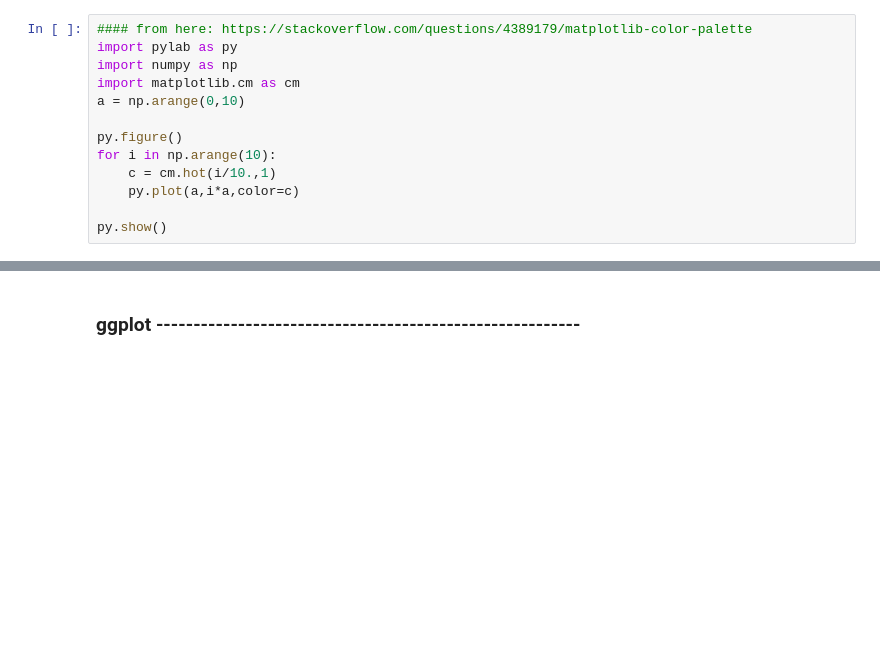
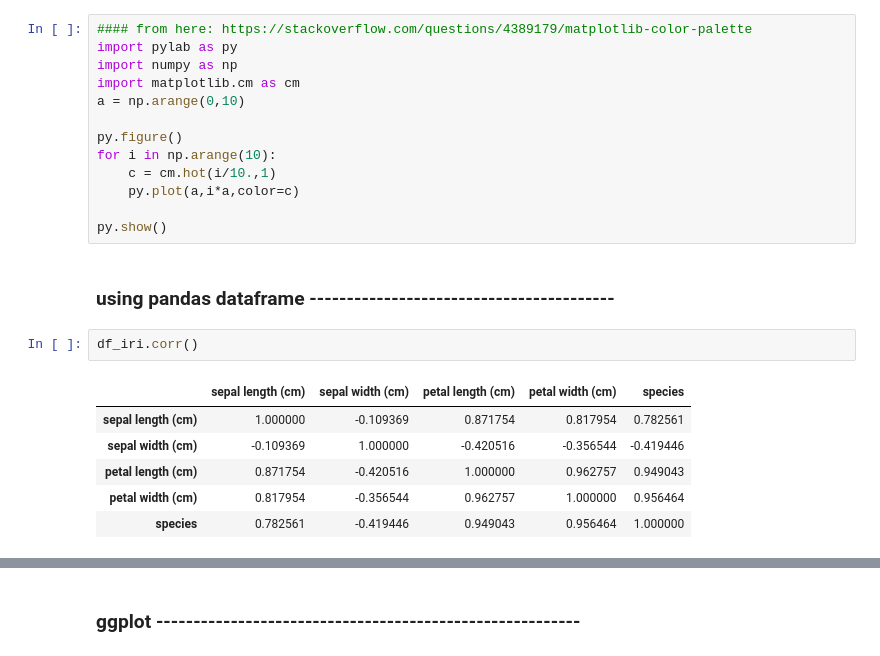
Before and after one commit to blindseth/dadata, a Jupyter notebook: graphing.ipynb, the cells around one changed output, grey strips where cells are left out. Cells and saved outputs as stored; diff of their text form; blank space fills up the shorter version.

```diff
--- a/graphing.ipynb
+++ b/graphing.ipynb
@@ -186,3 +186,14 @@ for i in np.arange(10):
     py.plot(a,i*a,color=c)
 
 py.show()
+# %% [markdown]
+### using pandas dataframe -----------------------------------------
+# %%
+df_iri.corr()
+# %% [output]
+|  | sepal length (cm) | sepal width (cm) | petal length (cm) | petal width (cm) | species |
+| sepal length (cm) | 1.000000 | -0.109369 | 0.871754 | 0.817954 | 0.782561 |
+| sepal width (cm) | -0.109369 | 1.000000 | -0.420516 | -0.356544 | -0.419446 |
+| petal length (cm) | 0.871754 | -0.420516 | 1.000000 | 0.962757 | 0.949043 |
+| petal width (cm) | 0.817954 | -0.356544 | 0.962757 | 1.000000 | 0.956464 |
+| species | 0.782561 | -0.419446 | 0.949043 | 0.956464 | 1.000000 |
```
Also changed, not shown: parts of 2 cells of this notebook.
